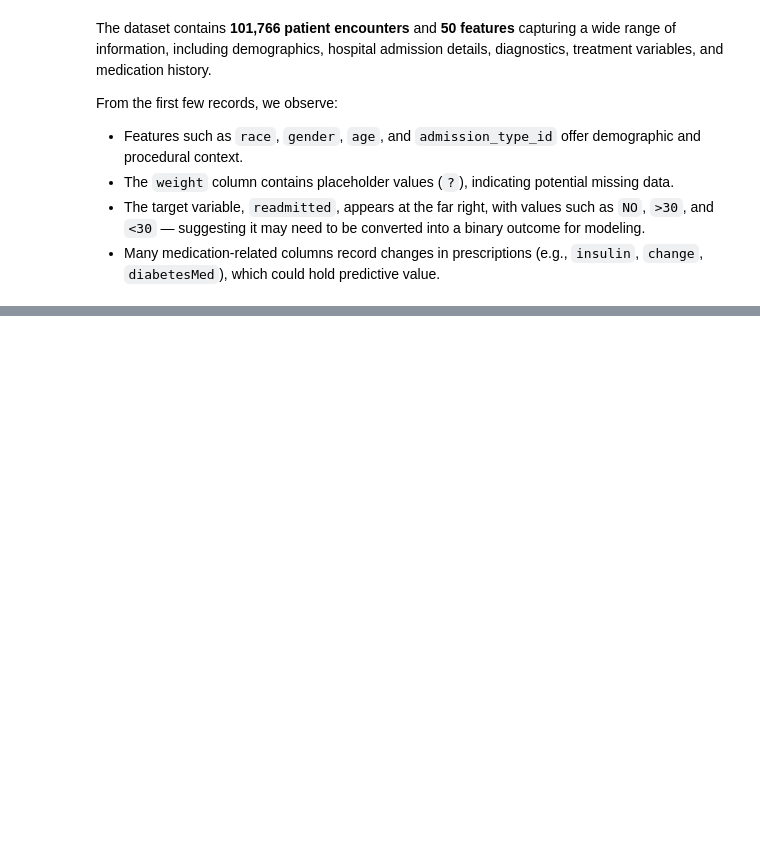
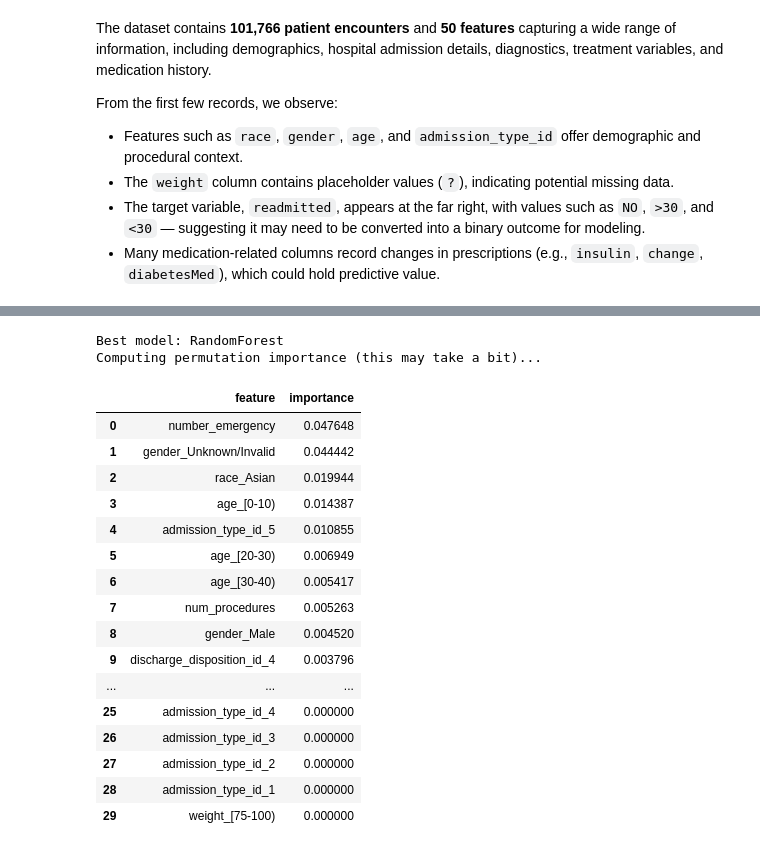
Before and after one commit to MburuMr/Diabetes-Readmission-Prediction, a Jupyter notebook: diabetes.ipynb, the cells around one changed output, grey strips where cells are left out. Drawn from its saved outputs; the diff is of its cells as text; code cells hidden in the pictures; blank space fills up the shorter version.

```diff
--- a/diabetes.ipynb
+++ b/diabetes.ipynb
@@ -451,0 +474,69 @@ ROC AUC: 0.5088281339241703
+# %%
+# Helper to get feature names after ColumnTransformer + OHE
+def get_feature_names_from_preprocessor(preprocessor):
+    num_feats = []
+    cat_feats = []
+    # numeric features
+    if hasattr(preprocessor, "transformers_"):
+        for name, trans, cols in preprocessor.transformers_:
+            if name == "num":
+                num_feats = cols
+            if name == "cat":
+                # get OHE output names
+                ohe = trans.named_steps["ohe"]
+                cat_feats = ohe.get_feature_names_out(cols)
+    return list(num_feats) + list(cat_feats)
+
+# pick best model (by test_auc)
+best_name = res_df.iloc[0]["model"]
+best_model = best_models[best_name]
+print("Best model:", best_name)
+
+# Try to extract preprocessor and clf
+try:
+    preproc = best_model.named_steps["preproc"]
+    clf = best_model.named_steps["clf"]
+except Exception:
+    # If pipeline is ImbPipeline with steps names slightly different:
+    preproc = None
+    clf = best_model
+
+# Permutation importance (safe generic approach)
+from sklearn.utils import resample
+sample_size = min(2000, len(X_test))
+X_sample = X_test.sample(sample_size, random_state=42)
+y_sample = y_test.loc[X_sample.index]
+
+print("Computing permutation importance (this may take a bit)...")
+r = permutation_importance(best_model, X_sample, y_sample, n_repeats=8, random_state=42, scoring="roc_auc", n_jobs=-1)
+importances = r.importances_mean
+# Feature names: if preprocessor exists, build; else fallback to numeric + categorical lists
+try:
+    feature_names = get_feature_names_from_preprocessor(preproc)
+except Exception:
+    feature_names = numeric_cols + categorical_cols
+
+# align lengths (sometimes shape mismatches if transformers differ) -> try safe slicing
+n = min(len(feature_names), len(importances))
+feat_imp = pd.DataFrame({"feature": feature_names[:n], "importance": importances[:n]}).sort_values("importance", ascending=False).reset_index(drop=True)
+display(feat_imp.head(30))
+# %% [output]
+Best model: RandomForest
+Computing permutation importance (this may take a bit)...
+|  | feature | importance |
+| 0 | number_emergency | 0.047648 |
+| 1 | gender_Unknown/Invalid | 0.044442 |
+| 2 | race_Asian | 0.019944 |
+| 3 | age_[0-10) | 0.014387 |
+| 4 | admission_type_id_5 | 0.010855 |
+| 5 | age_[20-30) | 0.006949 |
+| 6 | age_[30-40) | 0.005417 |
+| 7 | num_procedures | 0.005263 |
+| 8 | gender_Male | 0.004520 |
+| 9 | discharge_disposition_id_4 | 0.003796 |
+| ... | ... | ... |
+| 25 | admission_type_id_4 | 0.000000 |
+| 26 | admission_type_id_3 | 0.000000 |
+| 27 | admission_type_id_2 | 0.000000 |
+| 28 | admission_type_id_1 | 0.000000 |
+| 29 | weight_[75-100) | 0.000000 |
```
Also changed, not shown: parts of 48 cells of this notebook.
